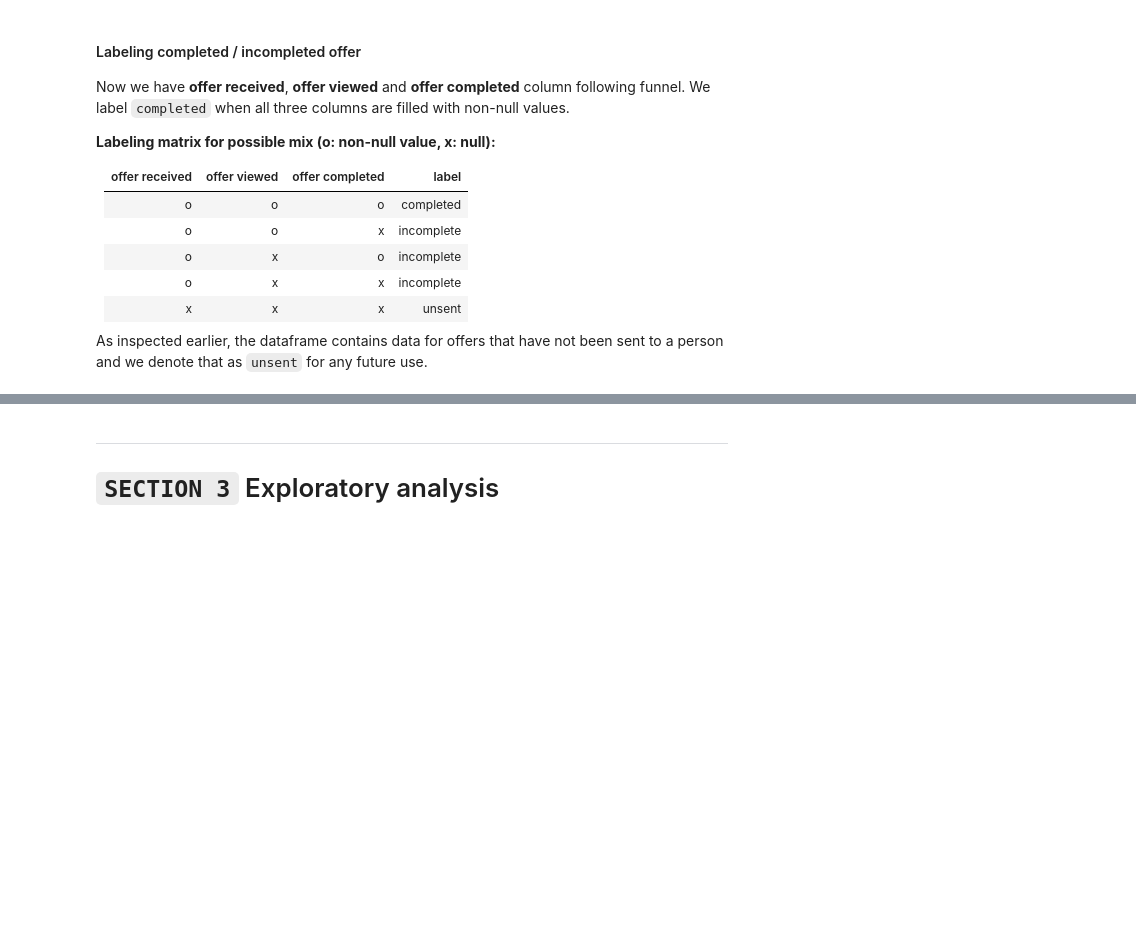
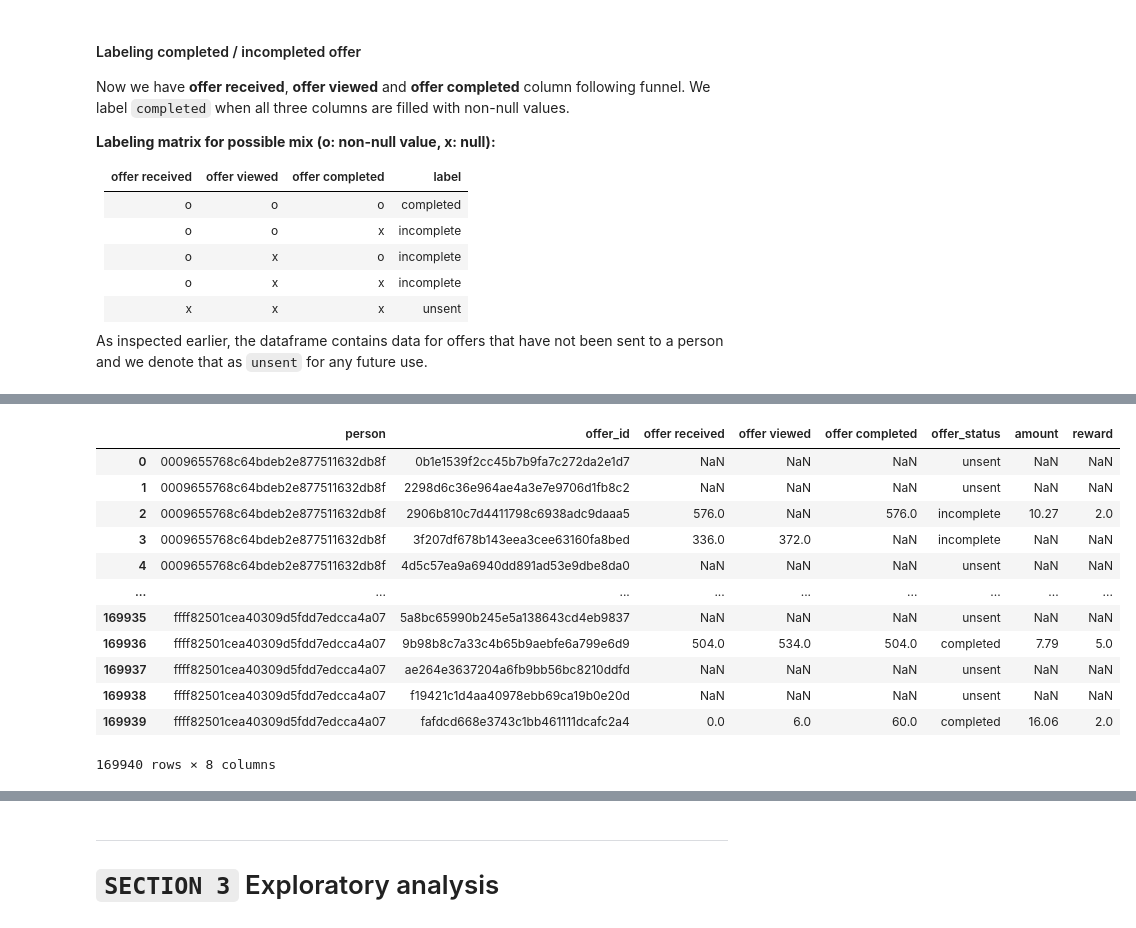
Before and after one commit to jasonsuk/ds-starbucks, a Jupyter notebook: Starbucks_Capstone_notebook.ipynb, the cells around one changed output, grey strips where cells are left out. Cells and saved outputs as stored; diff of their text form; code cells hidden in the pictures; blank space fills up the shorter version.

```diff
--- a/Starbucks_Capstone_notebook.ipynb
+++ b/Starbucks_Capstone_notebook.ipynb
@@ -634,0 +689,7 @@ offer_by_customer_labeled.sample(10) # ok!
+# %%
+# Check if any record has been removed/added after the merge
+assert df_merged.shape[0] == 169940, "There is a record lost/added from the merge"
+assert df_merged[df_merged['offer completed'] != df_merged['time']]['offer completed'].sum() == 0
+
+# Then drop duplicated column due to difference in column name
+df_merged = df_merged.drop(columns='time')
@@ -634,0 +745,30 @@ offer_by_customer_labeled.sample(10) # ok!
+# %%
+# Drop unncessary columns
+reward_df = reward_df.drop(columns=['event', 'amount'])
+# %%
+# Merge with reward_df
+df_merged = pd.merge(df_merged, reward_df, how='left',
+                     left_on=['person', 'offer_id', 'offer completed'],
+                     right_on=['person', 'offer_id', 'time'])
+# %%
+# Check for any added/removed records after the merge
+assert df_merged.shape[0] == 169940, "There is a record lost/added from the merge"
+
+# Then, drop duplicated column due to difference in column name
+df_merged = df_merged.drop(columns='time')
+# %%
+df_merged
+# %% [output]
+|  | person | offer_id | offer received | offer viewed | offer completed | offer_status | amount | reward |
+| 0 | 0009655768c64bdeb2e877511632db8f | 0b1e1539f2cc45b7b9fa7c272da2e1d7 | NaN | NaN | NaN | unsent | NaN | NaN |
+| 1 | 0009655768c64bdeb2e877511632db8f | 2298d6c36e964ae4a3e7e9706d1fb8c2 | NaN | NaN | NaN | unsent | NaN | NaN |
+| 2 | 0009655768c64bdeb2e877511632db8f | 2906b810c7d4411798c6938adc9daaa5 | 576.0 | NaN | 576.0 | incomplete | 10.27 | 2.0 |
+| 3 | 0009655768c64bdeb2e877511632db8f | 3f207df678b143eea3cee63160fa8bed | 336.0 | 372.0 | NaN | incomplete | NaN | NaN |
+| 4 | 0009655768c64bdeb2e877511632db8f | 4d5c57ea9a6940dd891ad53e9dbe8da0 | NaN | NaN | NaN | unsent | NaN | NaN |
+| ... | ... | ... | ... | ... | ... | ... | ... | ... |
+| 169935 | ffff82501cea40309d5fdd7edcca4a07 | 5a8bc65990b245e5a138643cd4eb9837 | NaN | NaN | NaN | unsent | NaN | NaN |
+| 169936 | ffff82501cea40309d5fdd7edcca4a07 | 9b98b8c7a33c4b65b9aebfe6a799e6d9 | 504.0 | 534.0 | 504.0 | completed | 7.79 | 5.0 |
+| 169937 | ffff82501cea40309d5fdd7edcca4a07 | ae264e3637204a6fb9bb56bc8210ddfd | NaN | NaN | NaN | unsent | NaN | NaN |
+| 169938 | ffff82501cea40309d5fdd7edcca4a07 | f19421c1d4aa40978ebb69ca19b0e20d | NaN | NaN | NaN | unsent | NaN | NaN |
+| 169939 | ffff82501cea40309d5fdd7edcca4a07 | fafdcd668e3743c1bb461111dcafc2a4 | 0.0 | 6.0 | 60.0 | completed | 16.06 | 2.0 |
+169940 rows × 8 columns
```
Also changed, not shown: parts of 38 cells of this notebook, 1 other file.
